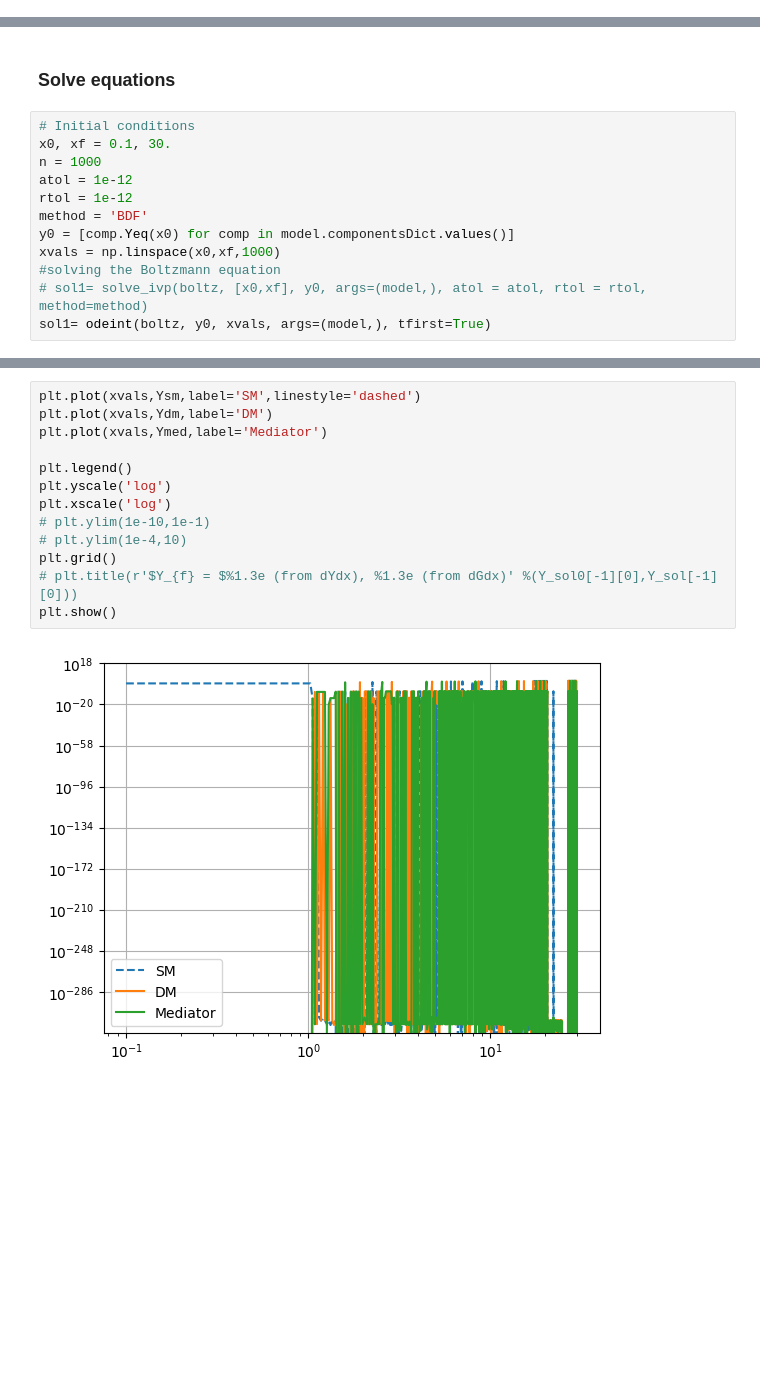
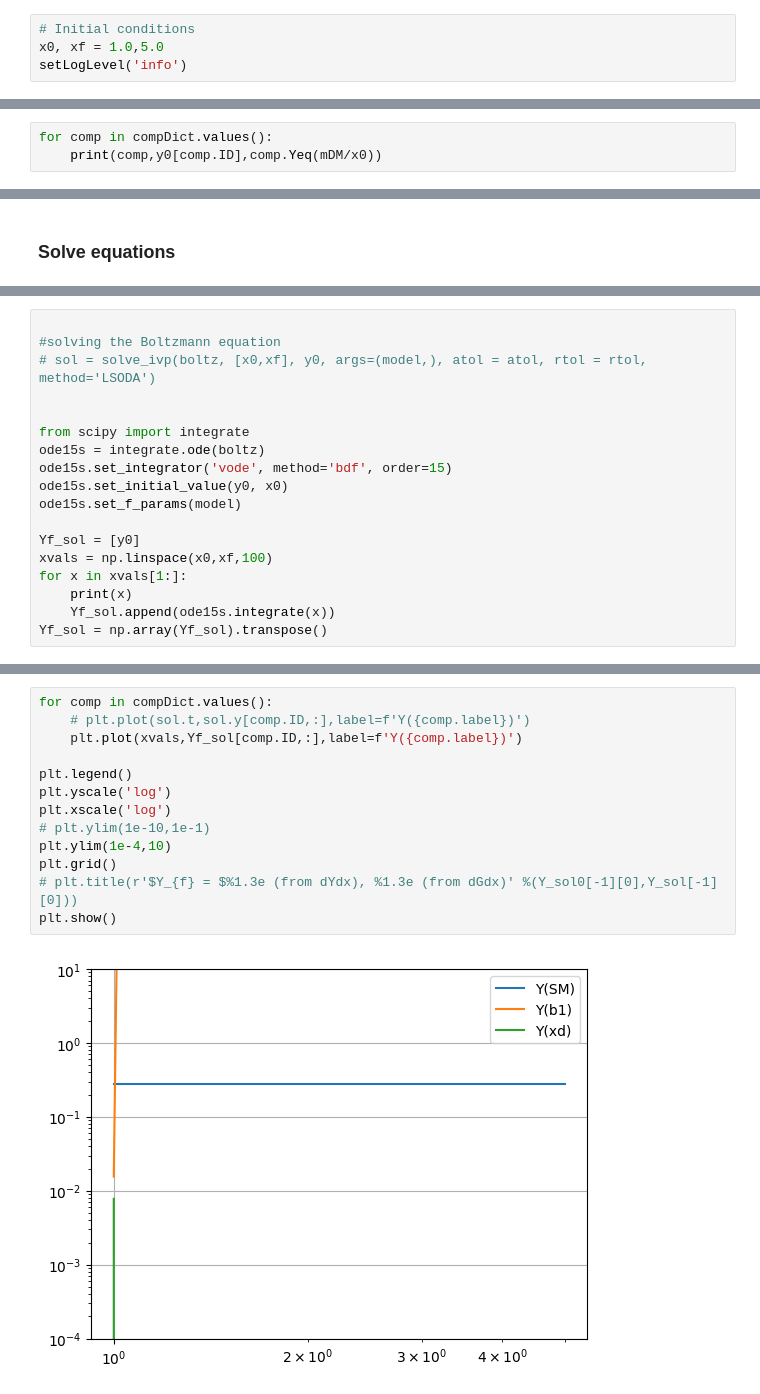
Before and after one commit to gabrielaalevi/DarkCalc, a Jupyter notebook: testSolver.ipynb, the cells around one changed output, grey strips where cells are left out. Saved outputs shown, nothing was run; the diff lists cells and outputs as text; blank space fills up the shorter version.

```diff
--- a/testSolver.ipynb
+++ b/testSolver.ipynb
@@ -15,0 +51,4 @@ Model : SM + xd(DM) + b1
+# %%
+# Initial conditions
+x0, xf = 1.0,5.0
+setLogLevel('info')
@@ -15,0 +57,3 @@ Model : SM + xd(DM) + b1
+# %%
+for comp in compDict.values():
+    print(comp,y0[comp.ID],comp.Yeq(mDM/x0))
@@ -16,14 +96,2 @@ Model : SM + xd(DM) + b1
 # %% [markdown]
 ### Solve equations
-# %%
-# Initial conditions
-x0, xf = 0.1, 30.
-n = 1000
-atol = 1e-12
-rtol = 1e-12
-method = 'BDF'
-y0 = [comp.Yeq(x0) for comp in model.componentsDict.values()]
-xvals = np.linspace(x0,xf,1000)
-#solving the Boltzmann equation
-# sol1= solve_ivp(boltz, [x0,xf], y0, args=(model,), atol = atol, rtol = rtol, method=method)
-sol1= odeint(boltz, y0, xvals, args=(model,), tfirst=True)
@@ -51,0 +98,18 @@ Ymed = sol1[:,2]
+# %%
+
+#solving the Boltzmann equation
+# sol = solve_ivp(boltz, [x0,xf], y0, args=(model,), atol = atol, rtol = rtol, method='LSODA')
+
+
+from scipy import integrate
+ode15s = integrate.ode(boltz)
+ode15s.set_integrator('vode', method='bdf', order=15)
+ode15s.set_initial_value(y0, x0)
+ode15s.set_f_params(model)
+
+Yf_sol = [y0]
+xvals = np.linspace(x0,xf,100)
+for x in xvals[1:]:
+    print(x)
+    Yf_sol.append(ode15s.integrate(x))
+Yf_sol = np.array(Yf_sol).transpose()
@@ -52,15 +139,15 @@ Ymed = sol1[:,2]
 # %%
-plt.plot(xvals,Ysm,label='SM',linestyle='dashed')
-plt.plot(xvals,Ydm,label='DM')
-plt.plot(xvals,Ymed,label='Mediator')
+for comp in compDict.values():
+    # plt.plot(sol.t,sol.y[comp.ID,:],label=f'Y({comp.label})')
+    plt.plot(xvals,Yf_sol[comp.ID,:],label=f'Y({comp.label})')
 
 plt.legend()
 plt.yscale('log')
 plt.xscale('log')
 # plt.ylim(1e-10,1e-1)
-# plt.ylim(1e-4,10)
+plt.ylim(1e-4,10)
 plt.grid()
 # plt.title(r'$Y_{f} = $%1.3e (from dYdx), %1.3e (from dGdx)' %(Y_sol0[-1][0],Y_sol[-1][0]))
 plt.show()
 # %% [output]
-[figure, old version]
+[figure, new version]
```
Also changed, not shown: parts of 15 cells of this notebook, 8 other files.
